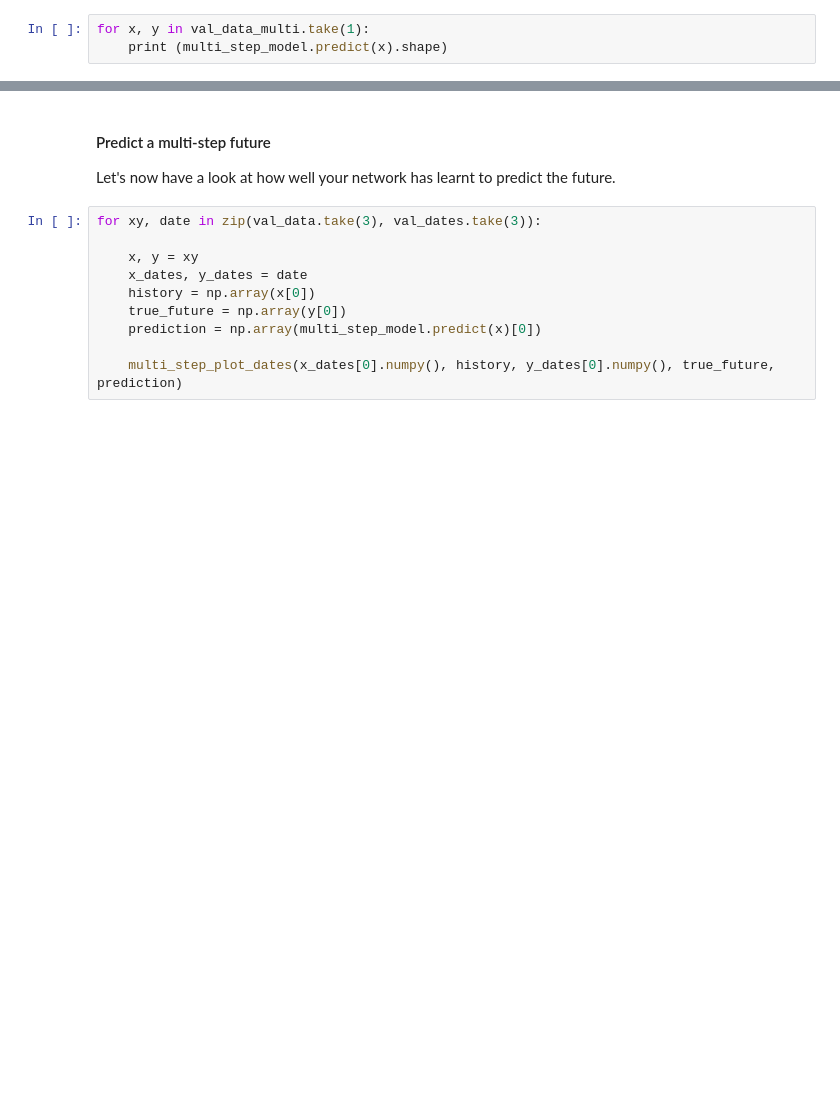
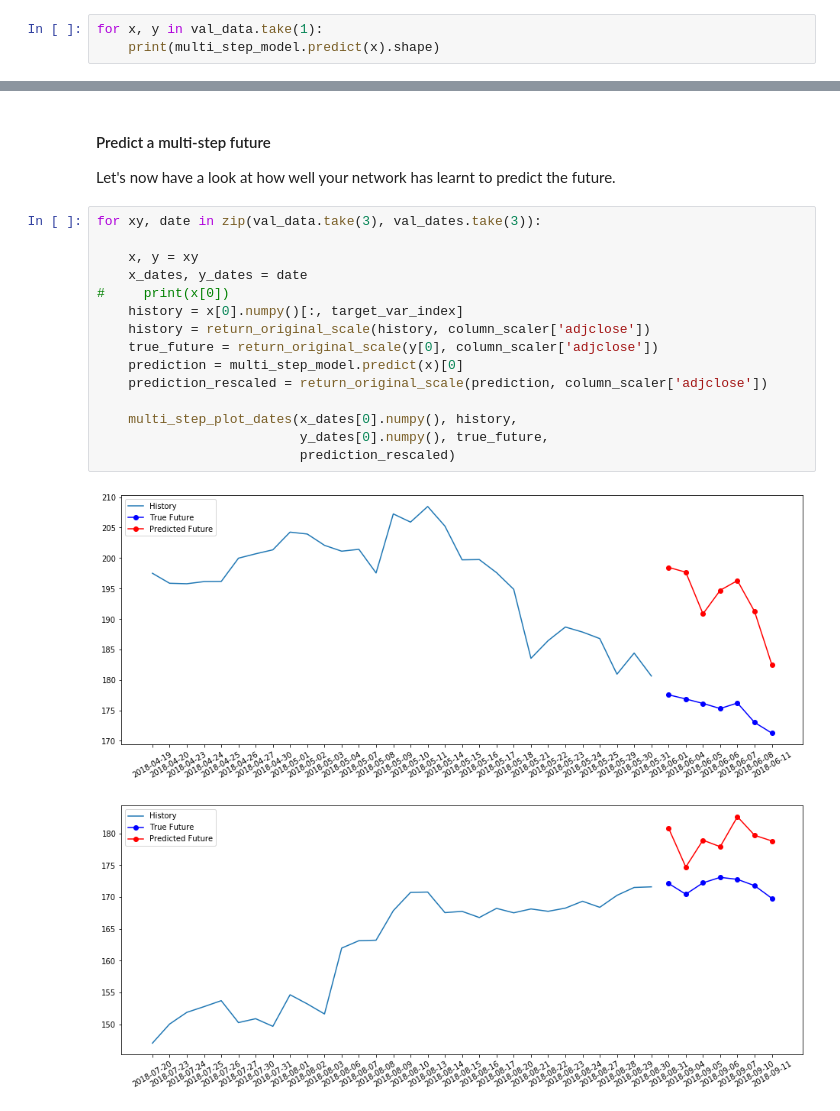
Before and after one commit to kozlowski-j/Stock-Market-Forecast, a Jupyter notebook: Tensorflow_first_model.ipynb, the cells around one changed output, grey strips where cells are left out. Cells and saved outputs as stored; diff of their text form; blank space fills up the shorter version.

```diff
--- a/Tensorflow_first_model.ipynb
+++ b/Tensorflow_first_model.ipynb
@@ -186,6 +176,6 @@ multi_step_model.compile(optimizer=tf.keras.optimizers.RMSprop(clipvalue=1.0), l
 # %% [markdown]
 Let's see how the model predicts before it trains.
 # %%
-for x, y in val_data_multi.take(1):
-    print (multi_step_model.predict(x).shape)
+for x, y in val_data.take(1):
+    print(multi_step_model.predict(x).shape)
 # %% [output]
@@ -211,10 +214,18 @@ Let's now have a look at how well your network has learnt to predict the future.
 # %%
 for xy, date in zip(val_data.take(3), val_dates.take(3)):
 
     x, y = xy
     x_dates, y_dates = date
-    history = np.array(x[0])
-    true_future = np.array(y[0])
-    prediction = np.array(multi_step_model.predict(x)[0])
+#     print(x[0])
+    history = x[0].numpy()[:, target_var_index]
+    history = return_original_scale(history, column_scaler['adjclose'])
+    true_future = return_original_scale(y[0], column_scaler['adjclose'])
+    prediction = multi_step_model.predict(x)[0]
+    prediction_rescaled = return_original_scale(prediction, column_scaler['adjclose'])
 
-    multi_step_plot_dates(x_dates[0].numpy(), history, y_dates[0].numpy(), true_future, prediction)
+    multi_step_plot_dates(x_dates[0].numpy(), history,
+                          y_dates[0].numpy(), true_future,
+                          prediction_rescaled)
+# %% [output]
+[figure, added]
+[figure, added]
```
Also changed, not shown: parts of 17 cells of this notebook, 1 other file.
